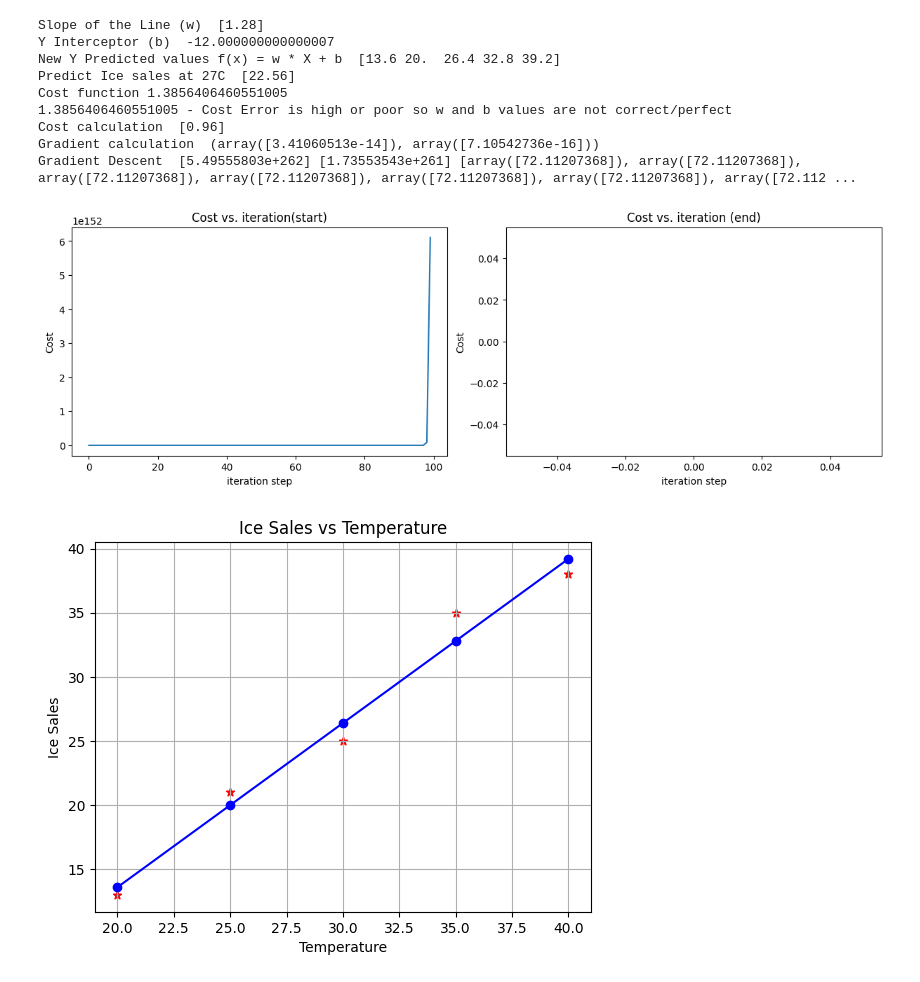
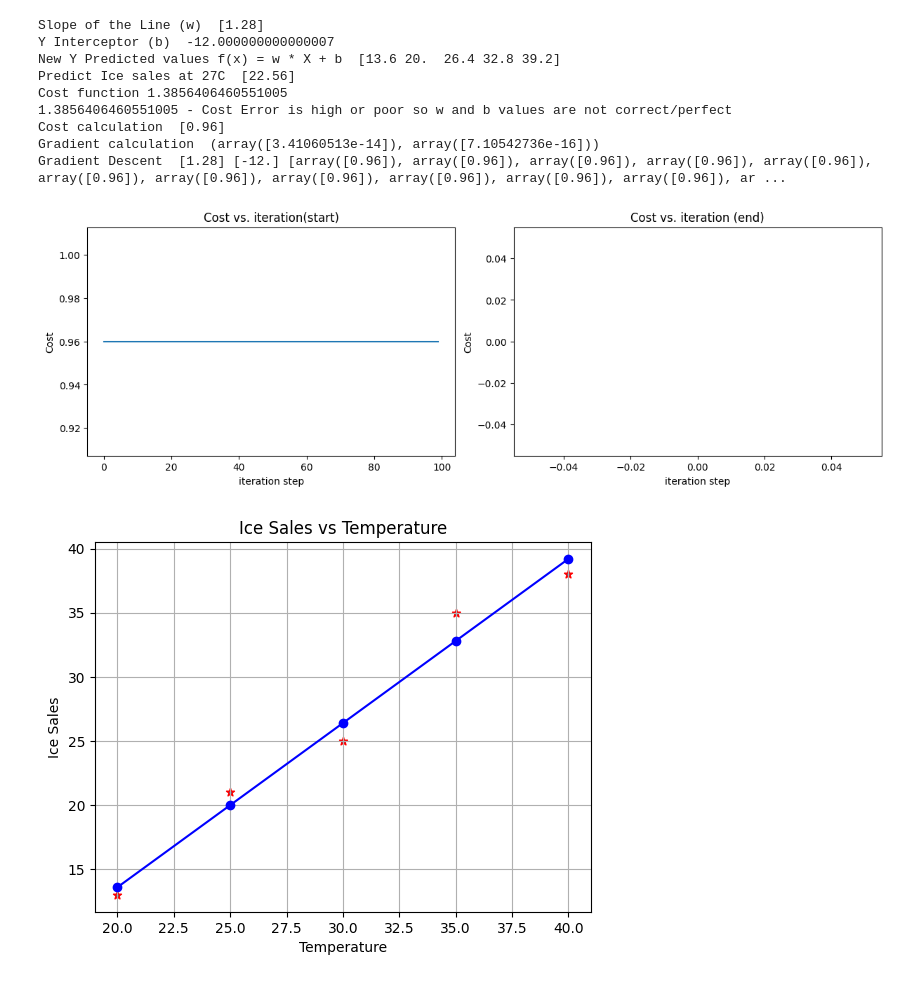
Before and after one commit to leogils333/ML_AI, a Jupyter notebook: LinearRegression.ipynb, the cells around one changed output. Cells and saved outputs as stored; diff of their text form; code cells hidden in the pictures.

```diff
--- a/LinearRegression.ipynb
+++ b/LinearRegression.ipynb
@@ -34,8 +34,8 @@ print('Cost function',rmse)
 print(rmse, '- Cost Error is high or poor so w and b values are not correct/perfect')
 
 #Implementing gradient descent. Need Learning rate to implement GD
-learning_rate = 0.01
-number_of_iteration = 300
+learning_rate = 0.001
+number_of_iteration = 1000
 cost_history = []
 
 def cost_calculation(X, Y, w, b):
@@ -62,9 +62,8 @@ def gradient_calculation(X, Y, w, b):
     dj_db_i = f_wb - Y[i]
     dj_dw = dj_dw + dj_dw_i
     dj_db = dj_db + dj_db_i
-
-  dj_dw = dj_dw / m
-  dj_db = dj_db / m
+    dj_dw = dj_dw / m
+    dj_db = dj_db / m
 
   return dj_dw, dj_db
 
@@ -84,7 +83,7 @@ def gradient_descent(X, Y, w_in, b_in, alpha, number_of_iteration, cost_function
     b = b - alpha * dj_db
     cost_history.append(cost_function(X, Y, w, b))
     if i< number_of_iteration:      # prevent resource exhaustion
-            J_history.append( cost_function(x, y, w , b))
+            J_history.append( cost_function(X, Y, w , b))
             p_history.append([w,b])
 
   return w, b, J_history, p_history
@@ -92,33 +91,33 @@ def gradient_descent(X, Y, w_in, b_in, alpha, number_of_iteration, cost_function
 w_final, b_final, J_hist, p_hist = gradient_descent(X, Y, liregmod_slope, liregmod_intercept, learning_rate, number_of_iteration,
                                            cost_calculation, gradient_calculation)
 
 print('Gradient Descent ',w_final, b_final, J_hist, p_hist)
 fig, (ax1, ax2) = plt.subplots(1, 2, constrained_layout=True, figsize=(12,4))
 ax1.plot(J_hist[:100])
 ax2.plot(1000 + npy.arange(len(J_hist[1000:])), J_hist[1000:])
 ax1.set_title("Cost vs. iteration(start)");  ax2.set_title("Cost vs. iteration (end)")
 ax1.set_ylabel('Cost')            ;  ax2.set_ylabel('Cost')
 ax1.set_xlabel('iteration step')  ;  ax2.set_xlabel('iteration step')
 plt.show()
 
 #print(cost_history)
 #Draw a Diagram
 plt.title('Ice Sales vs Temperature')
 plt.xlabel('Temperature')
 plt.ylabel('Ice Sales')
 plt.scatter(temperature, icesales, marker='*', edgecolors='r')
 plt.plot(temperature, Y_predicte, '-bo')
 plt.grid()
 plt.show()
 # %% [output]
 Slope of the Line (w)  [1.28]
 Y Interceptor (b)  -12.000000000000007
 New Y Predicted values f(x) = w * X + b  [13.6 20.  26.4 32.8 39.2]
 Predict Ice sales at 27C  [22.56]
 Cost function 1.3856406460551005
 1.3856406460551005 - Cost Error is high or poor so w and b values are not correct/perfect
 Cost calculation  [0.96]
 Gradient calculation  (array([3.41060513e-14]), array([7.10542736e-16]))
-Gradient Descent  [5.49555803e+262] [1.73553543e+261] [array([72.11207368]), array([72.11207368]), array([72.11207368]), array([72.11207368]), array([72.11207368]), array([72.11207368]), array([72.112 ...
+Gradient Descent  [1.28] [-12.] [array([0.96]), array([0.96]), array([0.96]), array([0.96]), array([0.96]), array([0.96]), array([0.96]), array([0.96]), array([0.96]), array([0.96]), array([0.96]), ar ...
-[figure, old version]
+[figure, new version]
 [figure]
```
